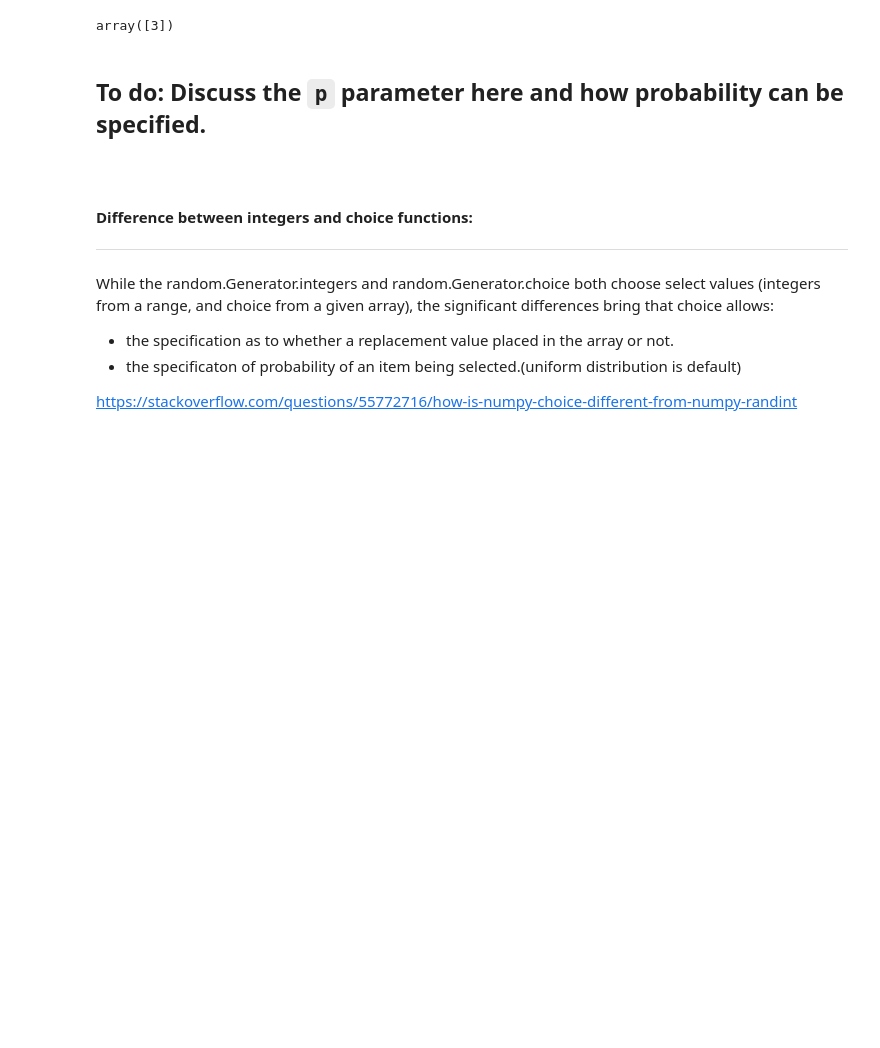
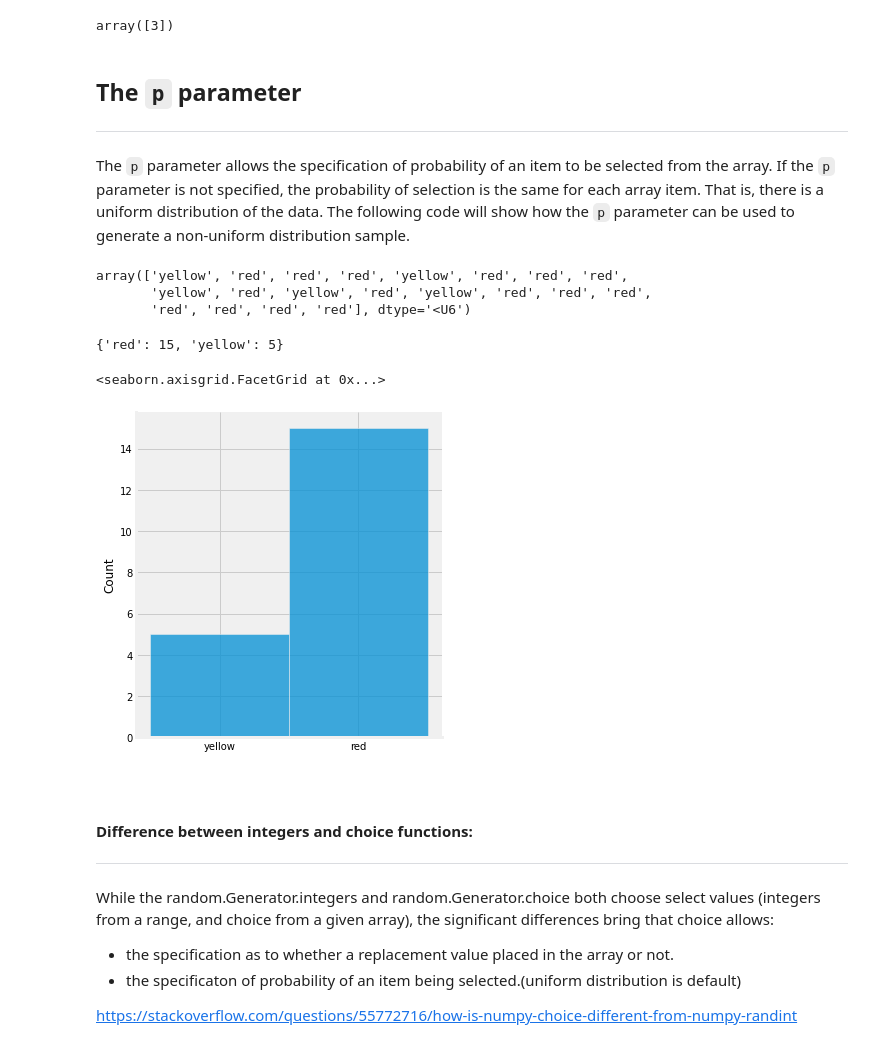
Before and after one commit to Izardo/Numpy-Random-Assignment, a Jupyter notebook: numpy-random.ipynb, the cells around one changed output. Saved outputs shown, nothing was run; the diff lists cells and outputs as text; code cells hidden in the pictures; blank space fills up the shorter version.

Commit message:
added info re p parameter in choice function

```diff
--- a/numpy-random.ipynb
+++ b/numpy-random.ipynb
@@ -277,8 +277,11 @@ sns.histplot(x, bins=8, edgecolor='white')
 
 `replace=False` after a selection is made, the selected value will not be placed back into the array.
 # %%
+# Array of colours.
+colours = ["yellow", "red", "blue", "green", "purple", "black", "orange", "white"]
+
 # Replace=False.
-y = rng.choice(["yellow", "red", "blue", "green", "purple", "black", "orange", "white"], size=[8], replace=False)
+y = rng.choice(colours, size=[8], replace=False)
 y
 # %% [output]
 array(['black', 'orange', 'blue', 'green', 'red', 'purple', 'white',
@@ -305,8 +308,35 @@ sns.histplot(y, bins=8, edgecolor="black")
 rng.choice([1, 2, 3, 4, 5], size=1)
 # %% [output]
 array([3])
-# %% [markdown]
-## To do: Discuss the `p` parameter here and how probability can be specified.
+# %% [markdown]
+## The `p` parameter
+***
+# %% [markdown]
+The `p` parameter allows the specification of probability of an item to be selected from the array. If the `p` parameter is not specified, the probability of selection is the same for each array item. That is, there is a uniform distribution of the data. The following code will show how the `p` parameter can be used to generate a non-uniform distribution sample.
+# %%
+# Set the p parameter.
+p = rng.choice(colours[0:2], size=20, p=[0.2, 0.8])
+p
+# %% [output]
+array(['yellow', 'red', 'red', 'red', 'yellow', 'red', 'red', 'red',
+       'yellow', 'red', 'yellow', 'red', 'yellow', 'red', 'red', 'red',
+       'red', 'red', 'red', 'red'], dtype='<U6')
+# %%
+# Code source: https://stackoverflow.com/questions/28663856/how-to-count-the-occurrence-of-certain-item-in-an-ndarray
+
+# Count the occurances of each colour in array.
+unique, counts = np.unique(p, return_counts=True)
+
+# Place in dict object.
+dict(zip(unique, counts))
+# %% [output]
+{'red': 15, 'yellow': 5}
+# %%
+# Plot the results.
+sns.displot(p)
+# %% [output]
+<seaborn.axisgrid.FacetGrid at 0x...>
+[figure, added]
 # %% [markdown]
 <br>
 
```
Also changed, not shown: parts of 42 cells of this notebook, 6 other files.
